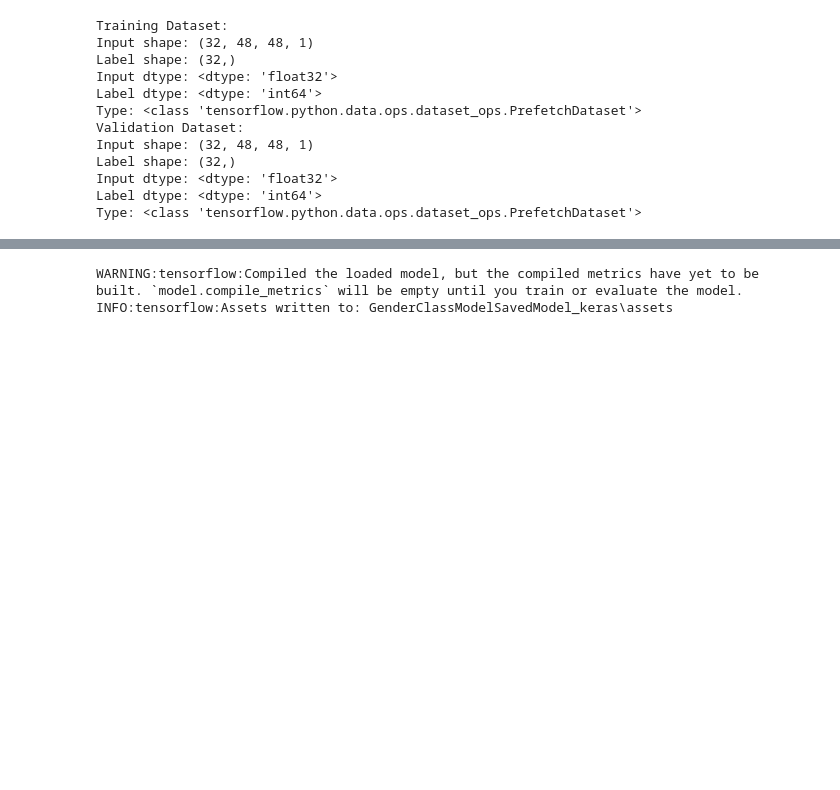
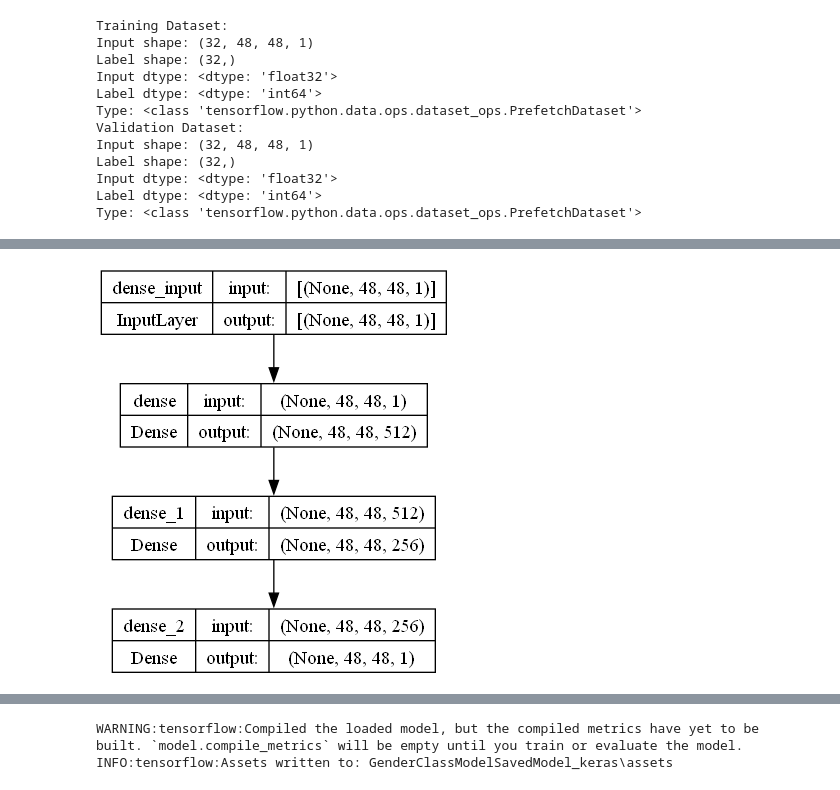
Before and after one commit to Fercv87/DL_Assignment, a Jupyter notebook: 20240302_Neural_networks_Face_Recognition_v4_KERAS.ipynb, the cells around one changed output, grey strips where cells are left out. Cells and saved outputs as stored; diff of their text form; code cells hidden in the pictures; blank space fills up the shorter version.

```diff
--- a/20240302_Neural_networks_Face_Recognition_v4_KERAS.ipynb
+++ b/20240302_Neural_networks_Face_Recognition_v4_KERAS.ipynb
@@ -822,0 +678,13 @@ print(val_dataset.element_spec)
+# %%
+# Define the MLP model
+model_mlp_v1 = models.Sequential()
+# Input layer - adjust the 'input_shape' based on your image's dimension (flattened)
+model_mlp_v1.add(layers.Dense(512, activation='relu', input_shape=(48,48,1)))
+# Additional hidden layers
+model_mlp_v1.add(layers.Dense(256, activation='relu'))
+# Output layer - using sigmoid activation function for binary classification (gender)
+model_mlp_v1.add(layers.Dense(1, activation='sigmoid'))
+# Compile the model
+model_mlp_v1.compile(optimizer='adam',
+              loss='binary_crossentropy',
+              metrics=['accuracy'])
@@ -822,0 +710,5 @@ print(val_dataset.element_spec)
+# %%
+# Visualize the model
+plot_model(model_mlp_v1, show_shapes=True, show_layer_names=True, rankdir='TB')
+# %% [output]
+[figure, added]
```
Also changed, not shown: parts of 21 cells of this notebook, 6 other files.
